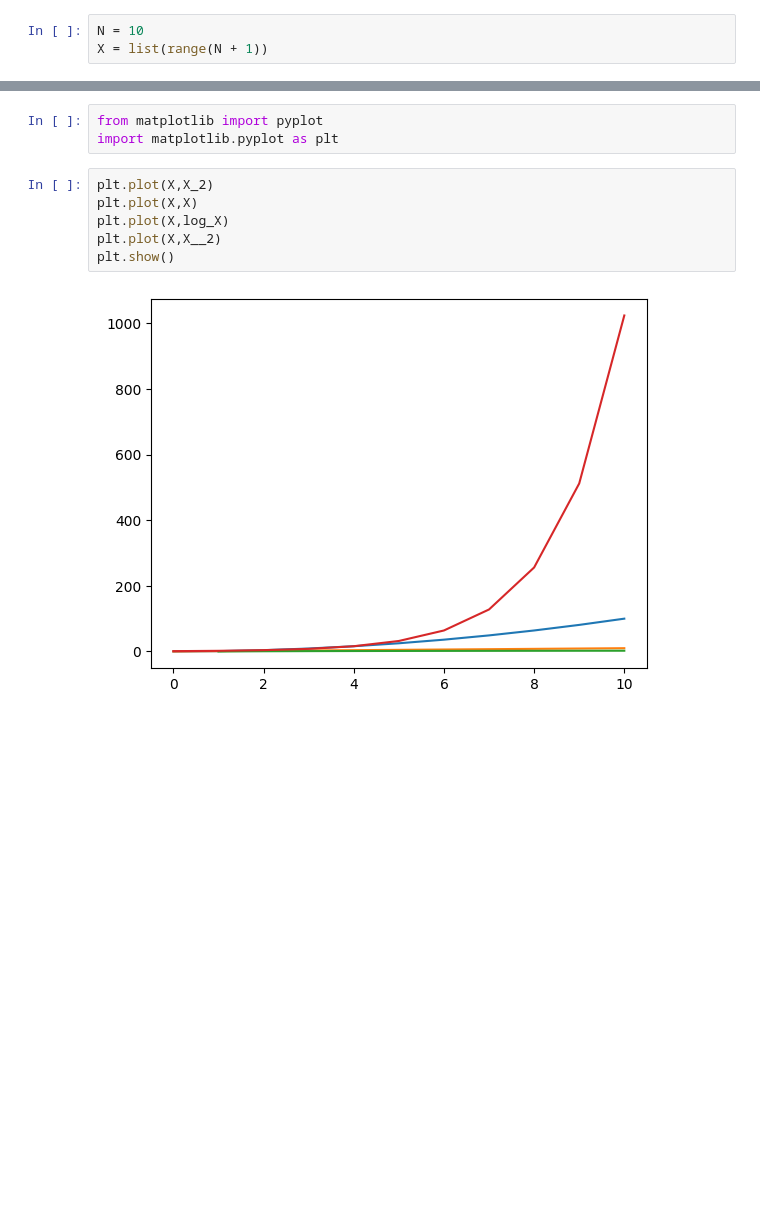
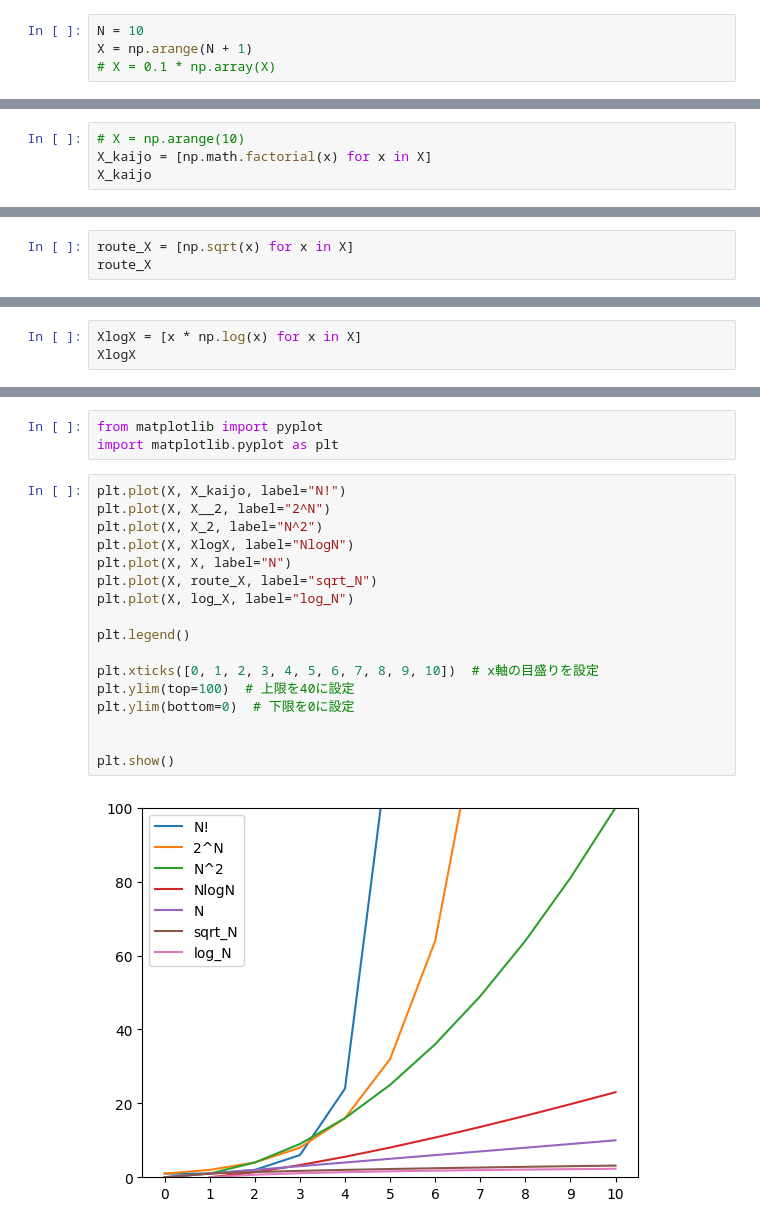
Before and after one commit to shining-ai/algorithm, a Jupyter notebook: calc_order.ipynb, the cells around one changed output, grey strips where cells are left out. Drawn from its saved outputs; the diff is of its cells as text; blank space fills up the shorter version.

```diff
--- a/calc_order.ipynb
+++ b/calc_order.ipynb
@@ -2,7 +11,8 @@
 import numpy as np
 # %%
 N = 10
-X = list(range(N + 1))
+X = np.arange(N + 1)
+# X = 0.1 * np.array(X)
 # %%
 X
 # %% [output]
@@ -9,0 +20,4 @@ X
+# %%
+# X = np.arange(10)
+X_kaijo = [np.math.factorial(x) for x in X]
+X_kaijo
@@ -32,3 +48,6 @@ X__2 = [2 ** x for x in X]
 X__2
 # %% [output]
 [1, 2, 4, 8, 16, 32, 64, 128, 256, 512, 1024]
+# %%
+route_X = [np.sqrt(x) for x in X]
+route_X
@@ -34,0 +66,3 @@ X__2
+# %%
+XlogX = [x * np.log(x) for x in X]
+XlogX
@@ -35,11 +81,22 @@ X__2
 # %%
 from matplotlib import pyplot
 import matplotlib.pyplot as plt
-# %%
-plt.plot(X,X_2)
-plt.plot(X,X)
-plt.plot(X,log_X)
-plt.plot(X,X__2)
-plt.show()
-# %% [output]
-[figure, removed]
+# %%
+plt.plot(X, X_kaijo, label="N!")
+plt.plot(X, X__2, label="2^N")
+plt.plot(X, X_2, label="N^2")
+plt.plot(X, XlogX, label="NlogN")
+plt.plot(X, X, label="N")
+plt.plot(X, route_X, label="sqrt_N")
+plt.plot(X, log_X, label="log_N")
+
+plt.legend()
+
+plt.xticks([0, 1, 2, 3, 4, 5, 6, 7, 8, 9, 10])  # x軸の目盛りを設定
+plt.ylim(top=100)  # 上限を40に設定
+plt.ylim(bottom=0)  # 下限を0に設定
+
+
+plt.show()
+# %% [output]
+[figure, added]
```
Also changed, not shown: parts of 7 cells of this notebook.
